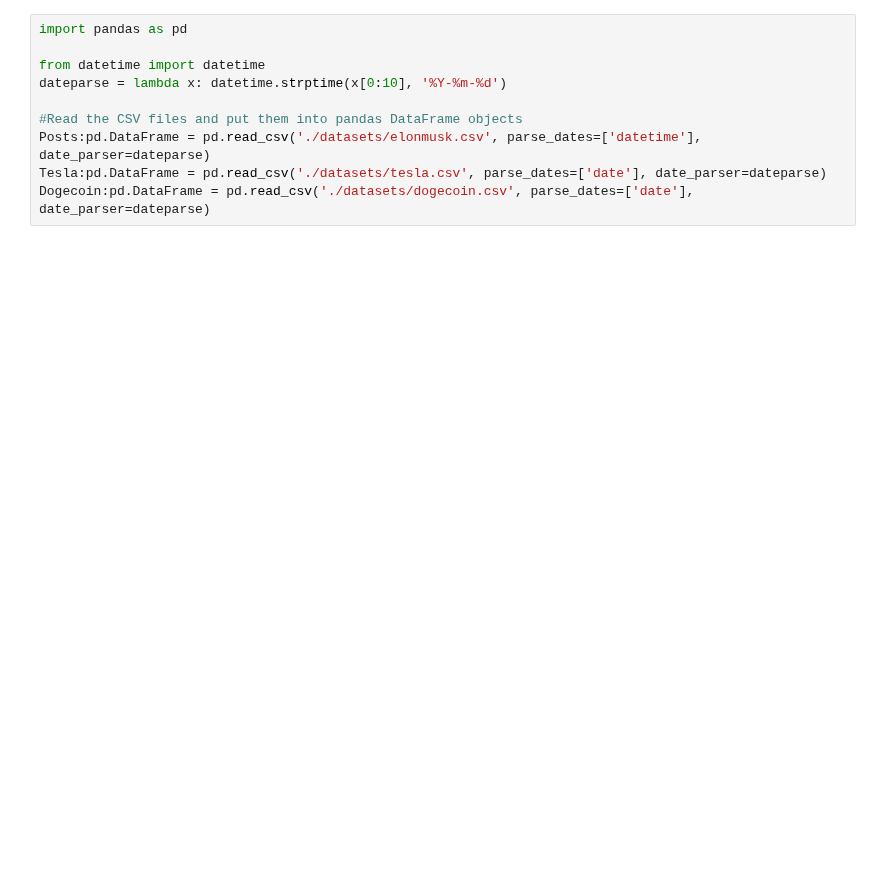
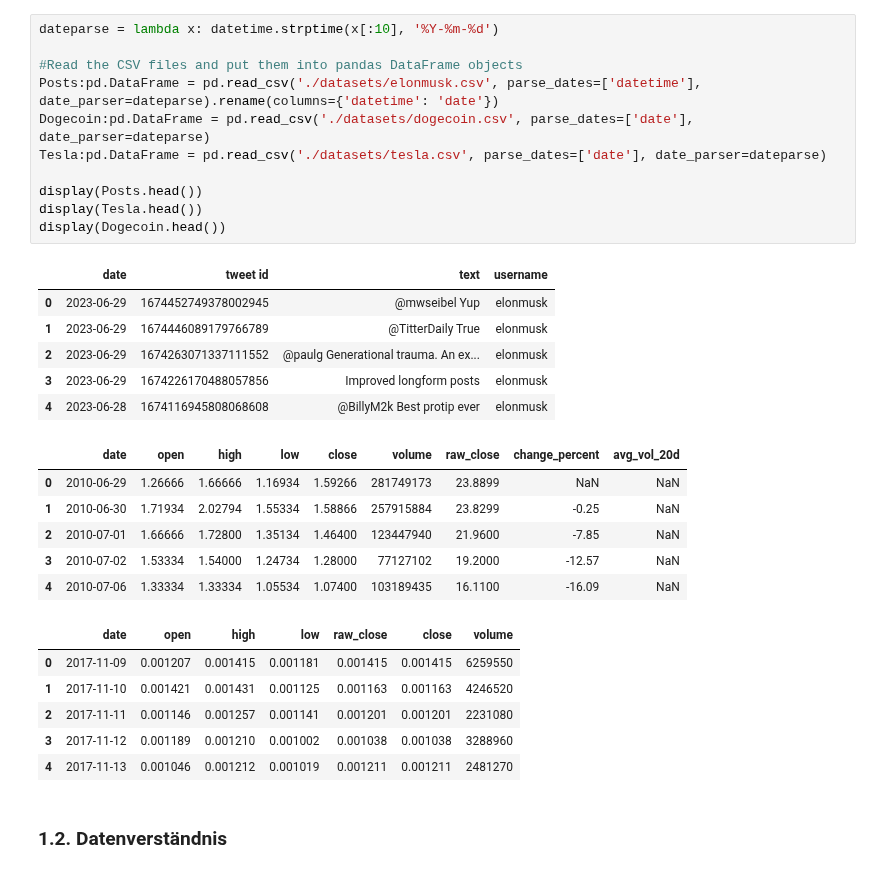
Before and after one commit to alphaname007/BigDataBandits, a Jupyter notebook: data_understanding.ipynb, the cells around one changed output. Cells and saved outputs as stored; diff of their text form; blank space fills up the shorter version.

```diff
--- a/data_understanding.ipynb
+++ b/data_understanding.ipynb
@@ -1,10 +37,33 @@
 # %%
-import pandas as pd
-
-from datetime import datetime
-dateparse = lambda x: datetime.strptime(x[0:10], '%Y-%m-%d')
+dateparse = lambda x: datetime.strptime(x[:10], '%Y-%m-%d')
 
 #Read the CSV files and put them into pandas DataFrame objects
-Posts:pd.DataFrame = pd.read_csv('./datasets/elonmusk.csv', parse_dates=['datetime'], date_parser=dateparse)
+Posts:pd.DataFrame = pd.read_csv('./datasets/elonmusk.csv', parse_dates=['datetime'], date_parser=dateparse).rename(columns={'datetime': 'date'})
+Dogecoin:pd.DataFrame = pd.read_csv('./datasets/dogecoin.csv', parse_dates=['date'], date_parser=dateparse)
 Tesla:pd.DataFrame = pd.read_csv('./datasets/tesla.csv', parse_dates=['date'], date_parser=dateparse)
-Dogecoin:pd.DataFrame = pd.read_csv('./datasets/dogecoin.csv', parse_dates=['date'], date_parser=dateparse)
+
+display(Posts.head())
+display(Tesla.head())
+display(Dogecoin.head())
+# %% [output]
+|  | date | tweet id | text | username |
+| 0 | 2023-06-29 | 1674452749378002945 | @mwseibel Yup | elonmusk |
+| 1 | 2023-06-29 | 1674446089179766789 | @TitterDaily True | elonmusk |
+| 2 | 2023-06-29 | 1674263071337111552 | @paulg Generational trauma. An ex... | elonmusk |
+| 3 | 2023-06-29 | 1674226170488057856 | Improved longform posts | elonmusk |
+| 4 | 2023-06-28 | 1674116945808068608 | @BillyM2k Best protip ever | elonmusk |
+|  | date | open | high | low | close | volume | raw_close | change_percent | avg_vol_20d |
+| 0 | 2010-06-29 | 1.26666 | 1.66666 | 1.16934 | 1.59266 | 281749173 | 23.8899 | NaN | NaN |
+| 1 | 2010-06-30 | 1.71934 | 2.02794 | 1.55334 | 1.58866 | 257915884 | 23.8299 | -0.25 | NaN |
+| 2 | 2010-07-01 | 1.66666 | 1.72800 | 1.35134 | 1.46400 | 123447940 | 21.9600 | -7.85 | NaN |
+| 3 | 2010-07-02 | 1.53334 | 1.54000 | 1.24734 | 1.28000 | 77127102 | 19.2000 | -12.57 | NaN |
+| 4 | 2010-07-06 | 1.33334 | 1.33334 | 1.05534 | 1.07400 | 103189435 | 16.1100 | -16.09 | NaN |
+|  | date | open | high | low | raw_close | close | volume |
+| 0 | 2017-11-09 | 0.001207 | 0.001415 | 0.001181 | 0.001415 | 0.001415 | 6259550 |
+| 1 | 2017-11-10 | 0.001421 | 0.001431 | 0.001125 | 0.001163 | 0.001163 | 4246520 |
+| 2 | 2017-11-11 | 0.001146 | 0.001257 | 0.001141 | 0.001201 | 0.001201 | 2231080 |
+| 3 | 2017-11-12 | 0.001189 | 0.001210 | 0.001002 | 0.001038 | 0.001038 | 3288960 |
+| 4 | 2017-11-13 | 0.001046 | 0.001212 | 0.001019 | 0.001211 | 0.001211 | 2481270 |
+# %% [markdown]
+<a name="12-datenverständnis"></a>
+### 1.2. Datenverständnis ###
```
Also changed, not shown: parts of 14 cells of this notebook, 3 other files.
